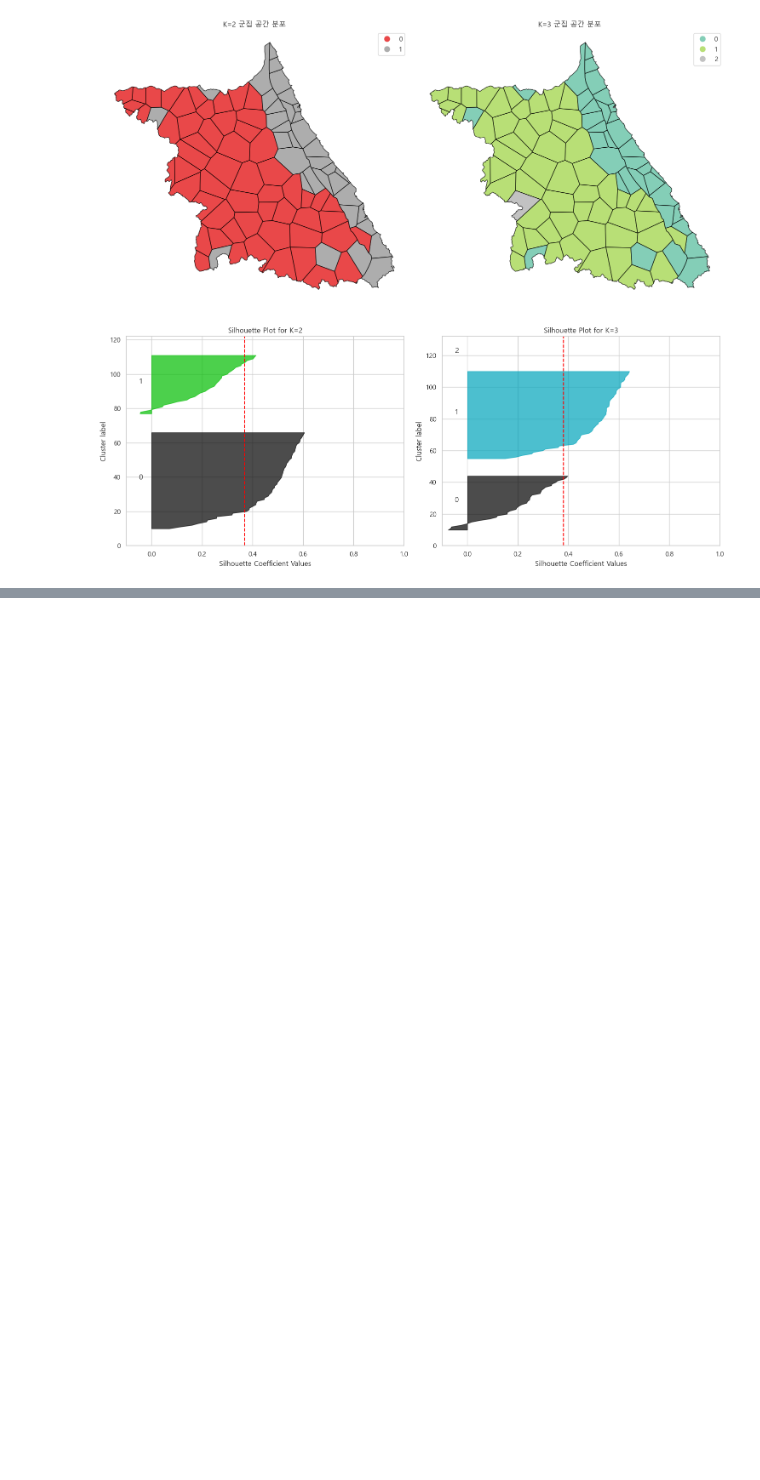
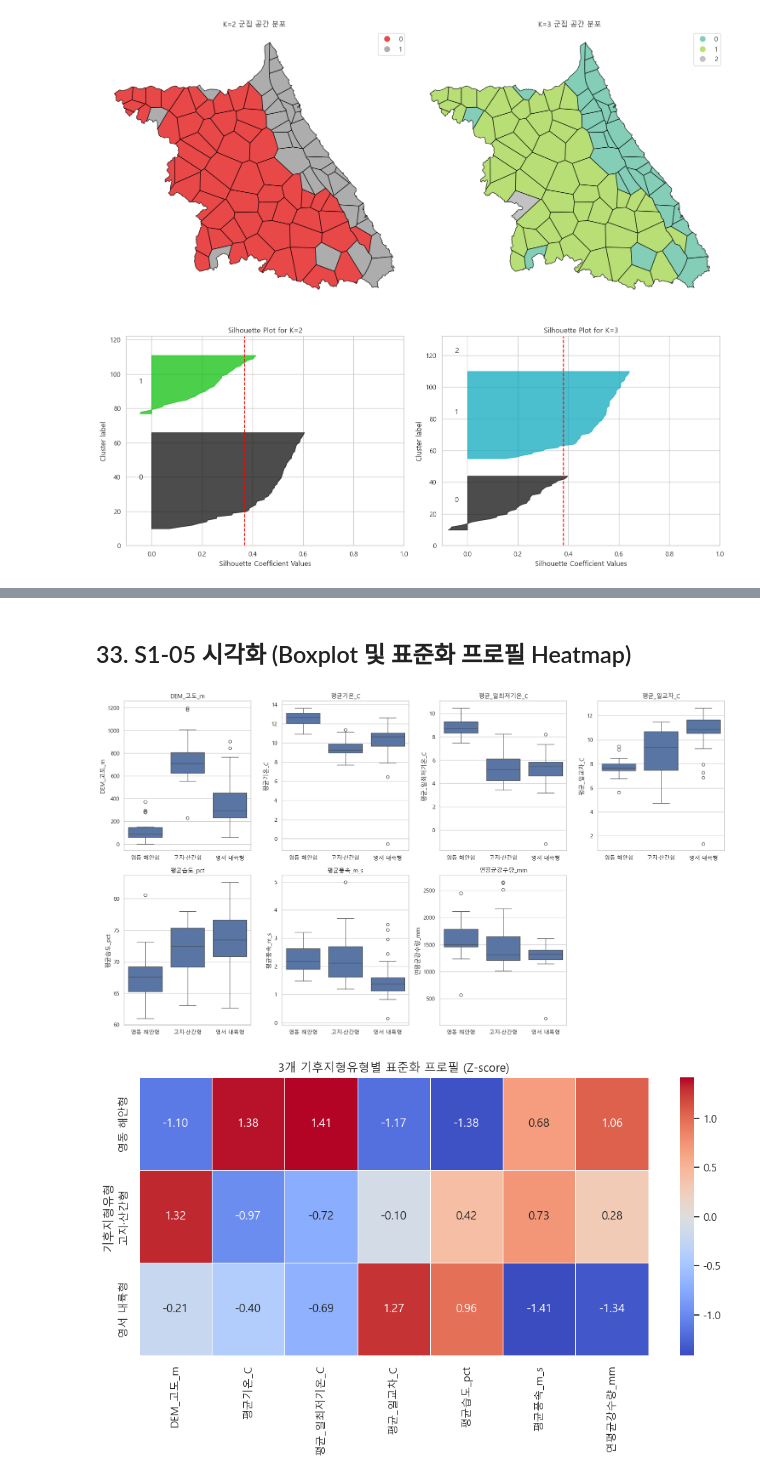
Before and after one commit to Max-JI64/farm-system-public-02, a Jupyter notebook: jsw/강원_재_EDA/Step1_강원도_기후지형및캐나다지수_기본분석.ipynb, the cells around one changed output, grey strips where cells are left out. Saved outputs shown, nothing was run; the diff lists cells and outputs as text; code cells hidden in the pictures; blank space fills up the shorter version.

```diff
--- a/jsw/강원_재_EDA/Step1_강원도_기후지형및캐나다지수_기본분석.ipynb
+++ b/jsw/강원_재_EDA/Step1_강원도_기후지형및캐나다지수_기본분석.ipynb
@@ -1329,0 +1449,34 @@ plt.show()
+# %% [markdown]
+## 33. S1-05 시각화 (Boxplot 및 표준화 프로필 Heatmap)
+# %%
+# 1. Boxplot
+fig, axes = plt.subplots(2, 4, figsize=(18, 10))
+axes = axes.flatten()
+
+for i, var in enumerate(test_vars):
+    sns.boxplot(data=cell_climate, x='기후지형유형', y=var, ax=axes[i], order=['영동 해안형', '고지·산간형', '영서 내륙형'])
+    axes[i].set_title(var)
+    axes[i].set_xlabel('')
+
+axes[-1].axis('off')
+plt.tight_layout()
+plt.savefig(PLOT_DIR / 'S1-05_climate_boxplots.png', dpi=300)
+plt.show()
+
+# 2. 표준화 프로필 Heatmap
+# 변수별 표준화 (Z-score)
+from sklearn.preprocessing import StandardScaler
+scaler = StandardScaler()
+
+profile_data = cell_climate.groupby('기후지형유형')[test_vars].mean().reindex(['영동 해안형', '고지·산간형', '영서 내륙형'])
+scaled_profile = pd.DataFrame(scaler.fit_transform(profile_data), columns=profile_data.columns, index=profile_data.index)
+
+plt.figure(figsize=(10, 6))
+sns.heatmap(scaled_profile, annot=True, cmap='coolwarm', center=0, fmt=".2f", linewidths=.5)
+plt.title("3개 기후지형유형별 표준화 프로필 (Z-score)")
+plt.tight_layout()
+plt.savefig(PLOT_DIR / 'S1-05_standardized_profile.png', dpi=300)
+plt.show()
+# %% [output]
+[figure, added]
+[figure, added]
```
Also changed, not shown: parts of 7 cells of this notebook, 6 other files.
